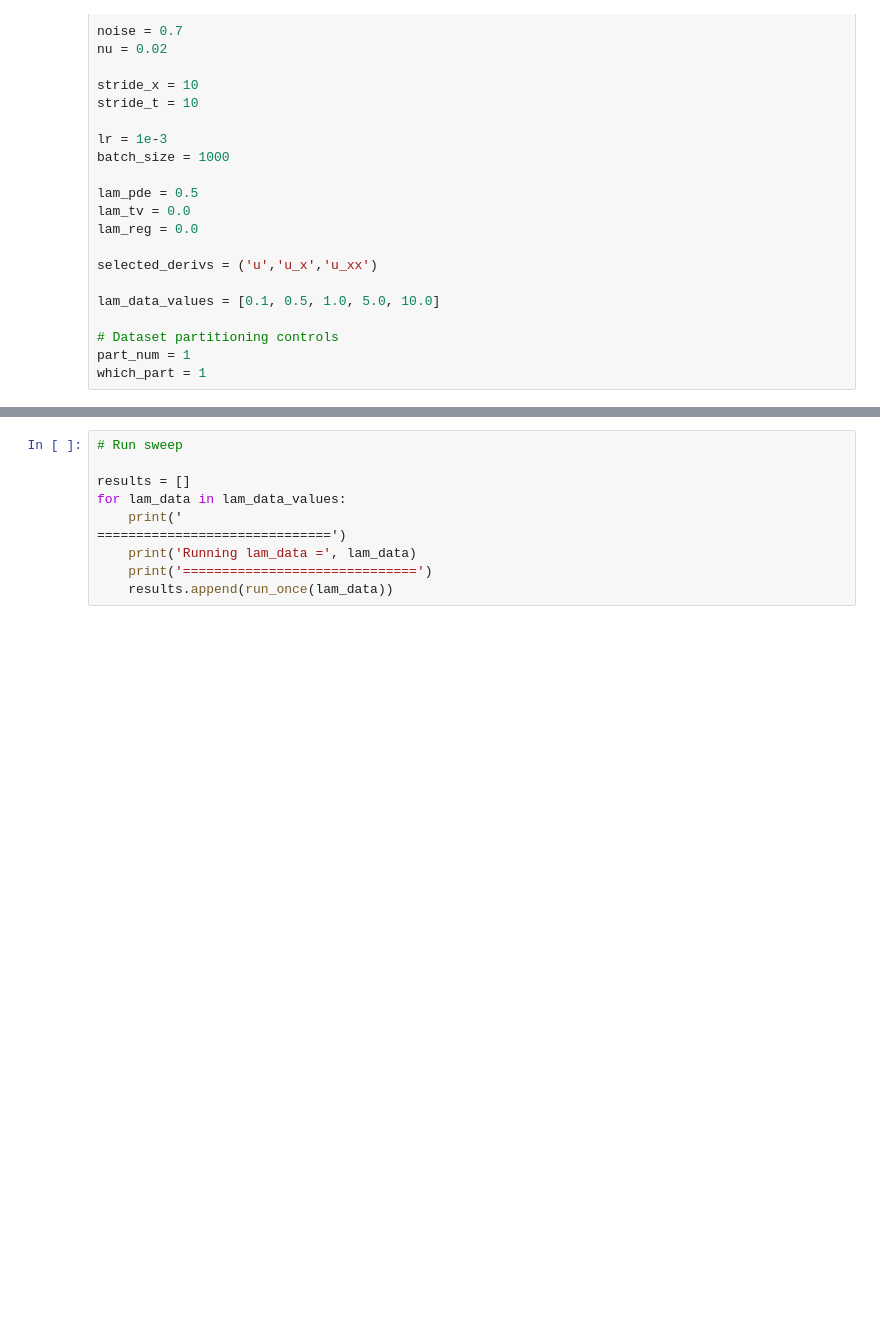
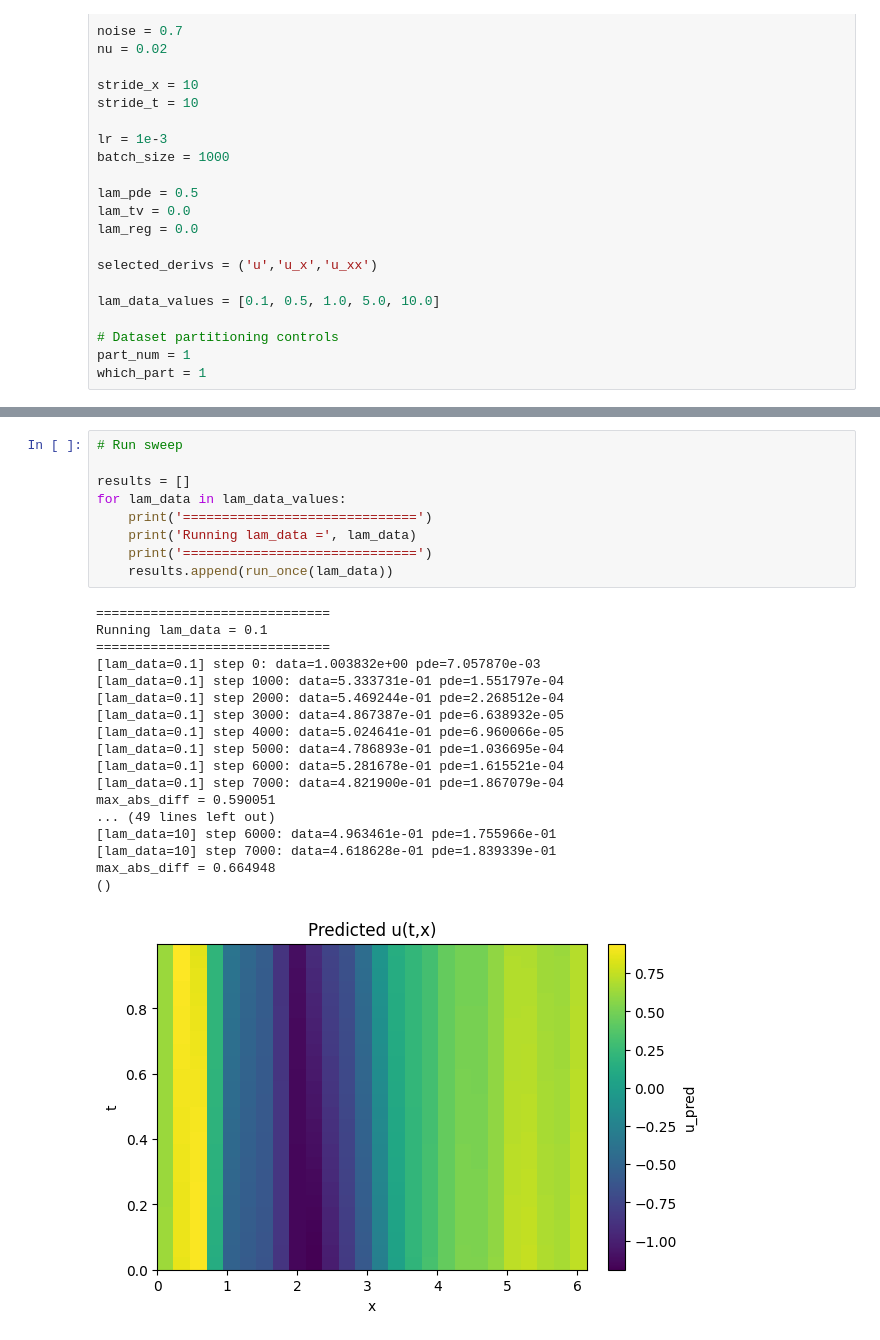
Before and after one commit to ryuFromCaillou/pde_stuff, a Jupyter notebook: notebook/lamdata_test.ipynb, the cells around one changed output, grey strips where cells are left out. Cells and saved outputs as stored; diff of their text form; blank space fills up the shorter version.

```diff
--- a/notebook/lamdata_test.ipynb
+++ b/notebook/lamdata_test.ipynb
@@ -148,10 +152,28 @@ def run_once(lam_data: float):
 # %%
 # Run sweep
 
 results = []
 for lam_data in lam_data_values:
-    print('
-==============================')
+    print('==============================')
     print('Running lam_data =', lam_data)
     print('==============================')
     results.append(run_once(lam_data))
+# %% [output]
+==============================
+Running lam_data = 0.1
+==============================
+[lam_data=0.1] step 0: data=1.003832e+00 pde=7.057870e-03
+[lam_data=0.1] step 1000: data=5.333731e-01 pde=1.551797e-04
+[lam_data=0.1] step 2000: data=5.469244e-01 pde=2.268512e-04
+[lam_data=0.1] step 3000: data=4.867387e-01 pde=6.638932e-05
+[lam_data=0.1] step 4000: data=5.024641e-01 pde=6.960066e-05
+[lam_data=0.1] step 5000: data=4.786893e-01 pde=1.036695e-04
+[lam_data=0.1] step 6000: data=5.281678e-01 pde=1.615521e-04
+[lam_data=0.1] step 7000: data=4.821900e-01 pde=1.867079e-04
+max_abs_diff = 0.590051
+... (49 lines left out)
+[lam_data=10] step 6000: data=4.963461e-01 pde=1.755966e-01
+[lam_data=10] step 7000: data=4.618628e-01 pde=1.839339e-01
+max_abs_diff = 0.664948
+()
+[figure, added]
```
Also changed, not shown: parts of 5 cells of this notebook, 43 other files.
